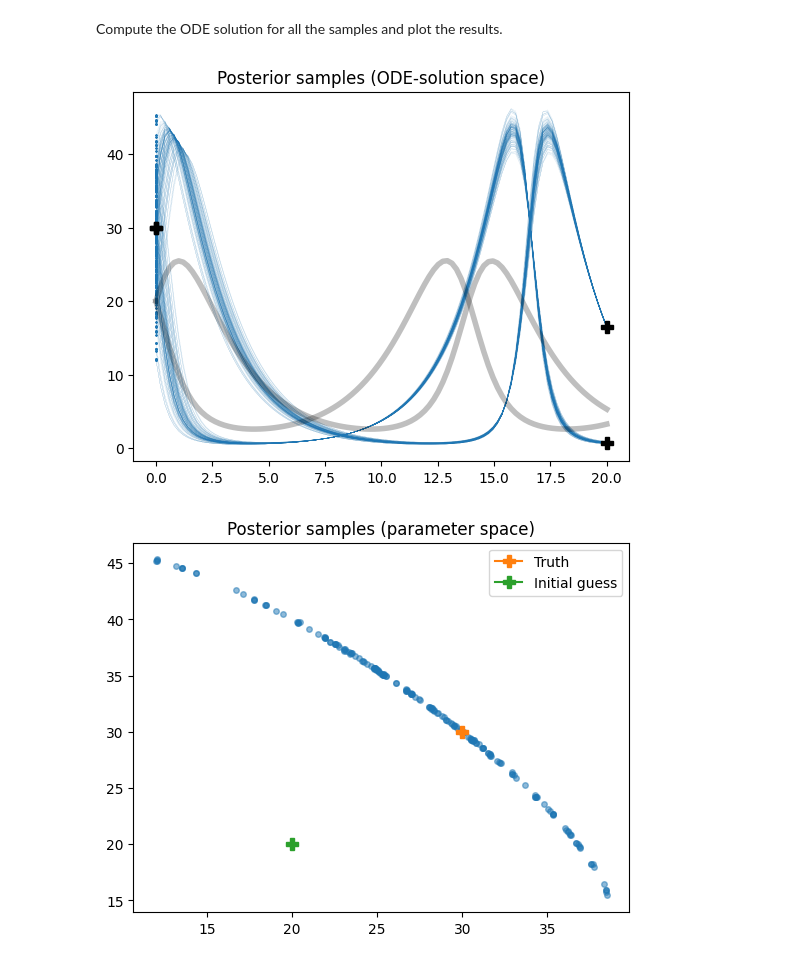
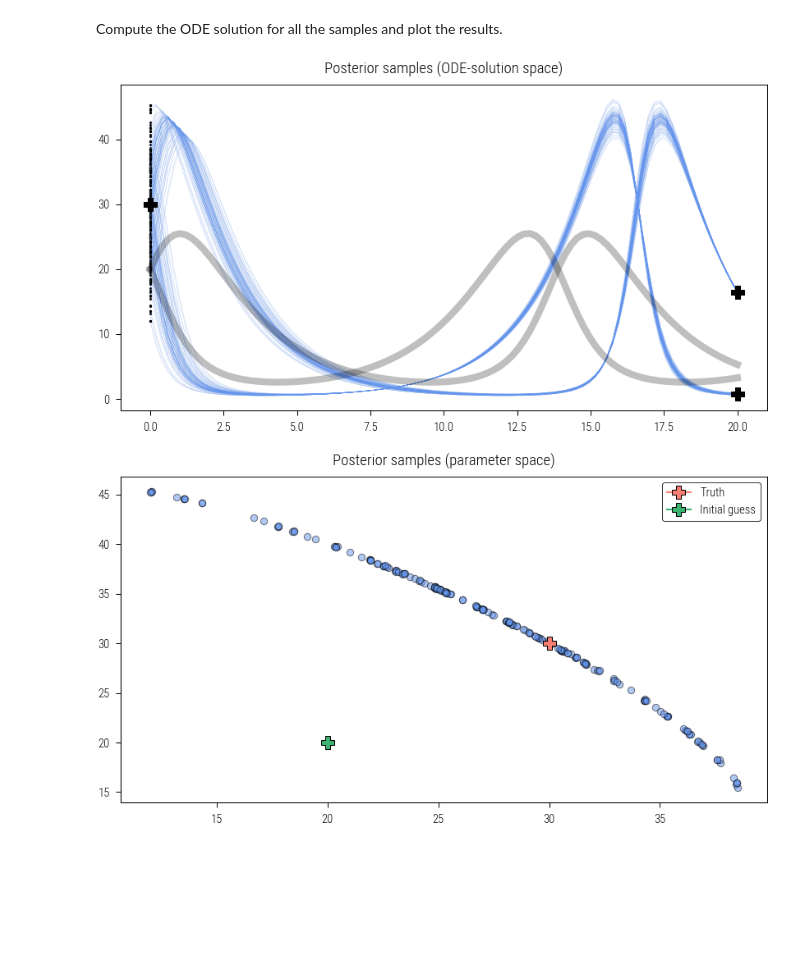
Before and after one commit to pnkraemer/probdiffeq, a Jupyter notebook: docs/advanced_examples/physics_enhanced_regression_2.ipynb, the cells around one changed output. Drawn from its saved outputs; the diff is of its cells as text; code cells hidden in the pictures; blank space fills up the shorter version.

```diff
--- a/docs/advanced_examples/physics_enhanced_regression_2.ipynb
+++ b/docs/advanced_examples/physics_enhanced_regression_2.ipynb
@@ -22,6 +23,14 @@ config.update("jax_enable_x64", True)
 
 if not backend.has_been_selected:
     backend.select("jax")
+# %%
+plt.rcParams.update(notebook.plot_config())
+
+if not backend.has_been_selected:
+    backend.select("jax")  # ivp examples in jax
+
+config.update("jax_enable_x64", True)
+config.update("jax_platform_name", "cpu")
 # %% [markdown]
 Create some fake data by sampling a Lotka-Volterra solution with the incorrect initial value.
 # %%
@@ -135,19 +143,19 @@ solutions = jax.vmap(u0_to_sol)(states.position)
 initial = u0_to_sol(u0_guess)
 # %%
 for sol in solutions:
-    plt.plot(ts, sol, color="C0", linewidth=0.05, alpha=0.7)
+    plt.plot(ts, sol, color="C0", linewidth=0.05, alpha=0.7, marker="None")
     plt.plot(ts[0], sol[0][None, :], "P", markersize=1, color="C0")
     plt.plot(ts[-1], sol[-1][None, :], "P", markersize=1, color="C0")
 
 
 plt.title("Posterior samples (ODE-solution space)")
-plt.plot(ts, initial, color="k", alpha=0.25, linewidth=4)
+plt.plot(ts, initial, color="k", alpha=0.25, linewidth=4, marker="None")
 plt.plot(ts[0], u0_true[None, :], "P", color="k", markersize=8)
 plt.plot(ts[-1], data[None, :], "P", color="k", markersize=8)
 # plt.ylim((0, 40))
 plt.show()
 # %% [output]
-[figure, old version]
+[figure, new version]
 # %%
 plt.title("Posterior samples (parameter space)")
 plt.plot(states.position[:, 0], states.position[:, 1], "o", alpha=0.5, markersize=4)
@@ -156,6 +164,6 @@ plt.plot(u0_guess[0], u0_guess[1], "P-", label="Initial guess", markersize=8)
 plt.legend()
 plt.show()
 # %% [output]
-[figure, old version]
+[figure, new version]
 # %%
 plt.title("Potential energy")
```
Also changed, not shown: parts of 6 cells of this notebook, 26 other files.
